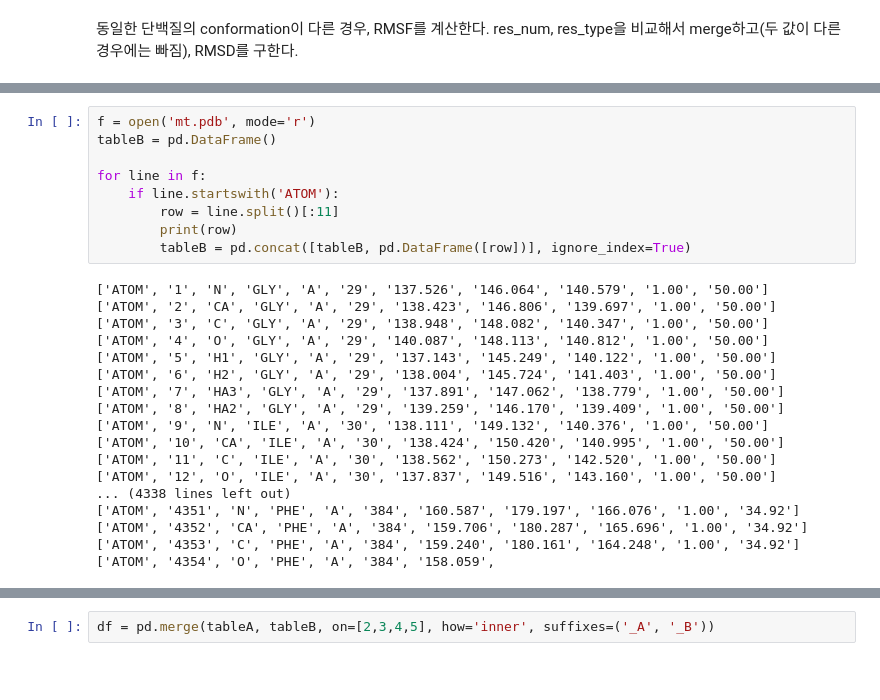
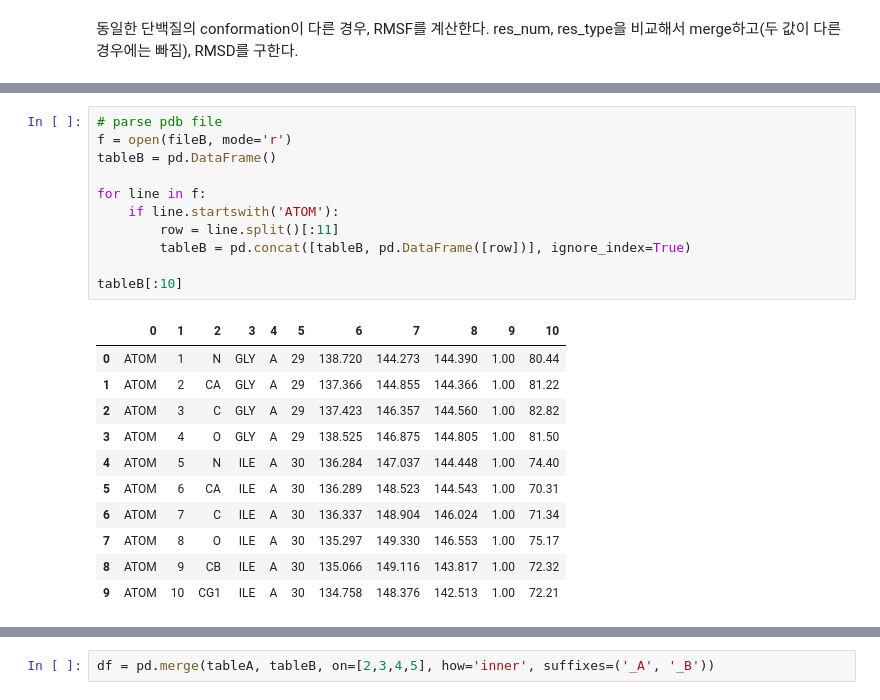
Before and after one commit to six2921/chemtools, a Jupyter notebook: unclassified/protein_rmsf.ipynb, the cells around one changed output, grey strips where cells are left out. Cells and saved outputs as stored; diff of their text form; blank space fills up the shorter version.

```diff
--- a/unclassified/protein_rmsf.ipynb
+++ b/unclassified/protein_rmsf.ipynb
@@ -49,27 +39,23 @@ tableA
 # %%
-f = open('mt.pdb', mode='r')
+# parse pdb file
+f = open(fileB, mode='r')
 tableB = pd.DataFrame()
 
 for line in f:
     if line.startswith('ATOM'):
         row = line.split()[:11]
-        print(row)
         tableB = pd.concat([tableB, pd.DataFrame([row])], ignore_index=True)
+
+tableB[:10]
 # %% [output]
-['ATOM', '1', 'N', 'GLY', 'A', '29', '137.526', '146.064', '140.579', '1.00', '50.00']
-['ATOM', '2', 'CA', 'GLY', 'A', '29', '138.423', '146.806', '139.697', '1.00', '50.00']
-['ATOM', '3', 'C', 'GLY', 'A', '29', '138.948', '148.082', '140.347', '1.00', '50.00']
-['ATOM', '4', 'O', 'GLY', 'A', '29', '140.087', '148.113', '140.812', '1.00', '50.00']
-['ATOM', '5', 'H1', 'GLY', 'A', '29', '137.143', '145.249', '140.122', '1.00', '50.00']
-['ATOM', '6', 'H2', 'GLY', 'A', '29', '138.004', '145.724', '141.403', '1.00', '50.00']
-['ATOM', '7', 'HA3', 'GLY', 'A', '29', '137.891', '147.062', '138.779', '1.00', '50.00']
-['ATOM', '8', 'HA2', 'GLY', 'A', '29', '139.259', '146.170', '139.409', '1.00', '50.00']
-['ATOM', '9', 'N', 'ILE', 'A', '30', '138.111', '149.132', '140.376', '1.00', '50.00']
-['ATOM', '10', 'CA', 'ILE', 'A', '30', '138.424', '150.420', '140.995', '1.00', '50.00']
-['ATOM', '11', 'C', 'ILE', 'A', '30', '138.562', '150.273', '142.520', '1.00', '50.00']
-['ATOM', '12', 'O', 'ILE', 'A', '30', '137.837', '149.516', '143.160', '1.00', '50.00']
-... (4338 lines left out)
-['ATOM', '4351', 'N', 'PHE', 'A', '384', '160.587', '179.197', '166.076', '1.00', '34.92']
-['ATOM', '4352', 'CA', 'PHE', 'A', '384', '159.706', '180.287', '165.696', '1.00', '34.92']
-['ATOM', '4353', 'C', 'PHE', 'A', '384', '159.240', '180.161', '164.248', '1.00', '34.92']
-['ATOM', '4354', 'O', 'PHE', 'A', '384', '158.059',
+|  | 0 | 1 | 2 | 3 | 4 | 5 | 6 | 7 | 8 | 9 | 10 |
+| 0 | ATOM | 1 | N | GLY | A | 29 | 138.720 | 144.273 | 144.390 | 1.00 | 80.44 |
+| 1 | ATOM | 2 | CA | GLY | A | 29 | 137.366 | 144.855 | 144.366 | 1.00 | 81.22 |
+| 2 | ATOM | 3 | C | GLY | A | 29 | 137.423 | 146.357 | 144.560 | 1.00 | 82.82 |
+| 3 | ATOM | 4 | O | GLY | A | 29 | 138.525 | 146.875 | 144.805 | 1.00 | 81.50 |
+| 4 | ATOM | 5 | N | ILE | A | 30 | 136.284 | 147.037 | 144.448 | 1.00 | 74.40 |
+| 5 | ATOM | 6 | CA | ILE | A | 30 | 136.289 | 148.523 | 144.543 | 1.00 | 70.31 |
+| 6 | ATOM | 7 | C | ILE | A | 30 | 136.337 | 148.904 | 146.024 | 1.00 | 71.34 |
+| 7 | ATOM | 8 | O | ILE | A | 30 | 135.297 | 149.330 | 146.553 | 1.00 | 75.17 |
+| 8 | ATOM | 9 | CB | ILE | A | 30 | 135.066 | 149.116 | 143.817 | 1.00 | 72.32 |
+| 9 | ATOM | 10 | CG1 | ILE | A | 30 | 134.758 | 148.376 | 142.513 | 1.00 | 72.21 |
```
Also changed, not shown: parts of 18 cells of this notebook.
